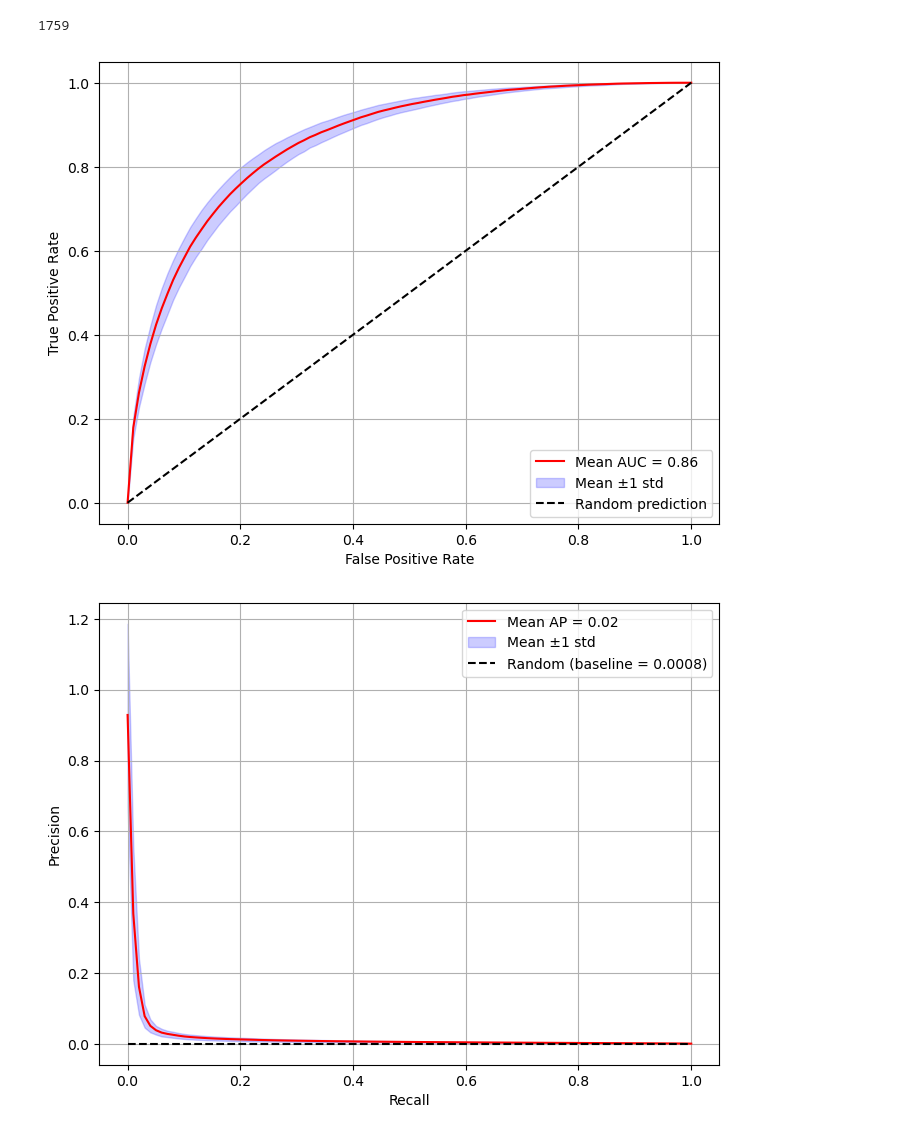
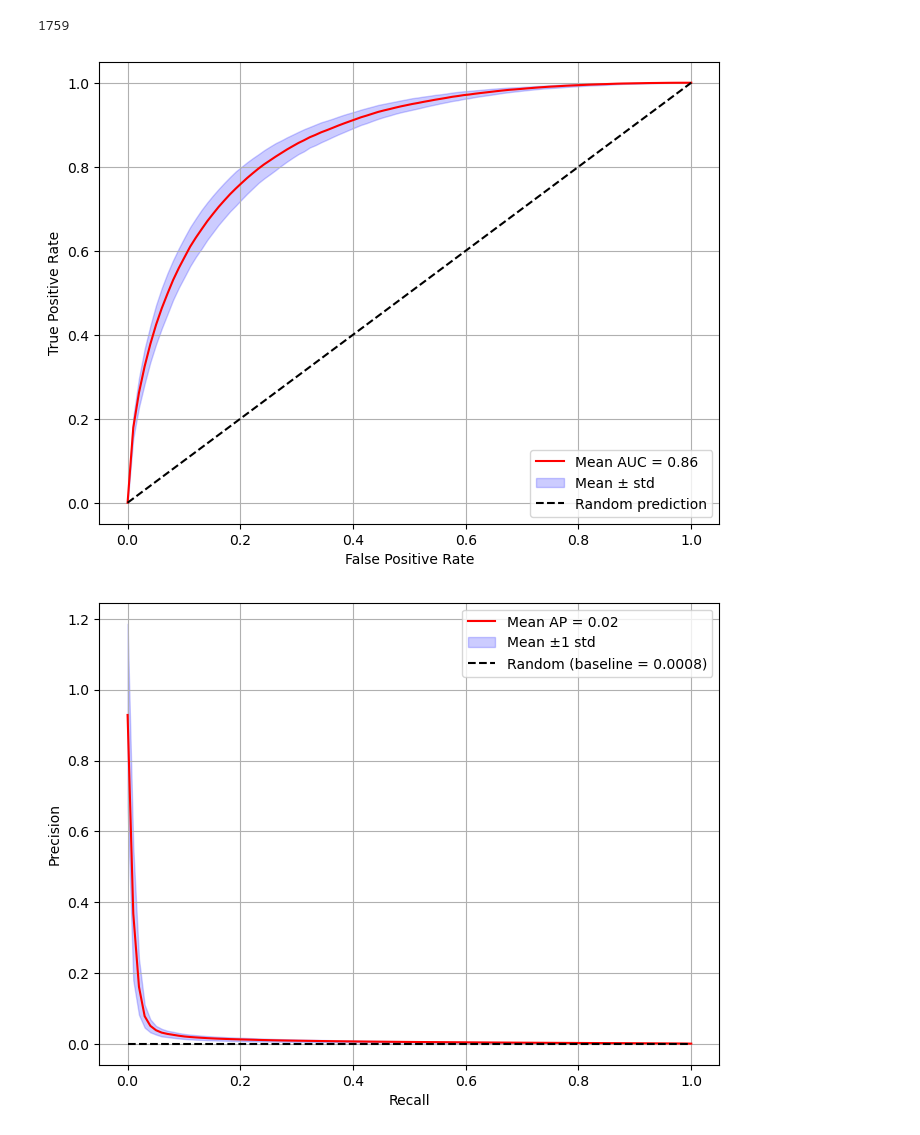
Before and after one commit to fangshuye98/CA_WildFire_ML, a Jupyter notebook: Code/05 Expain - South - Season - FireSize - 2007_2020.ipynb, the cells around one changed output. Saved outputs shown, nothing was run; the diff lists cells and outputs as text; code cells hidden in the pictures.

Commit message:
modify legend in ROC

```diff
--- a/Code/05 Expain - South - Season - FireSize - 2007_2020.ipynb
+++ b/Code/05 Expain - South - Season - FireSize - 2007_2020.ipynb
@@ -414,26 +414,26 @@ std_ap = np.std(aps)
 # %%
 # Plot
 plt.figure(figsize=(8, 6))
 
 # Mean ROC curve
 plt.plot(fpr_points, mean_tpr, color='red', label=f'Mean AUC = {mean_auc:.2f}')
 
 # ±1 std around the mean
-plt.fill_between(fpr_points, mean_tpr - std_tpr, mean_tpr + std_tpr, color='blue', alpha=0.2, label='Mean ±1 std')
+plt.fill_between(fpr_points, mean_tpr - std_tpr, mean_tpr + std_tpr, color='blue', alpha=0.2, label='Mean ± std')
 
 # Diagonal line (random prediction)
 plt.plot([0, 1], [0, 1], color='black', linestyle='--', label='Random prediction')
 
 plt.xlabel('False Positive Rate')
 plt.ylabel('True Positive Rate')
 plt.title('')
 plt.legend(loc='lower right')
 plt.grid(True)
 plt.savefig('../Plot/ROC/Mean_ROC_Curve.png', bbox_inches='tight')
 plt.show()
 plt.close()
 # %% [output]
-[figure, old version]
+[figure, new version]
 # %%
 baseline = np.mean(all_y_true)
 
```
Also changed, not shown: parts of 1 cell of this notebook, 2 other files.
